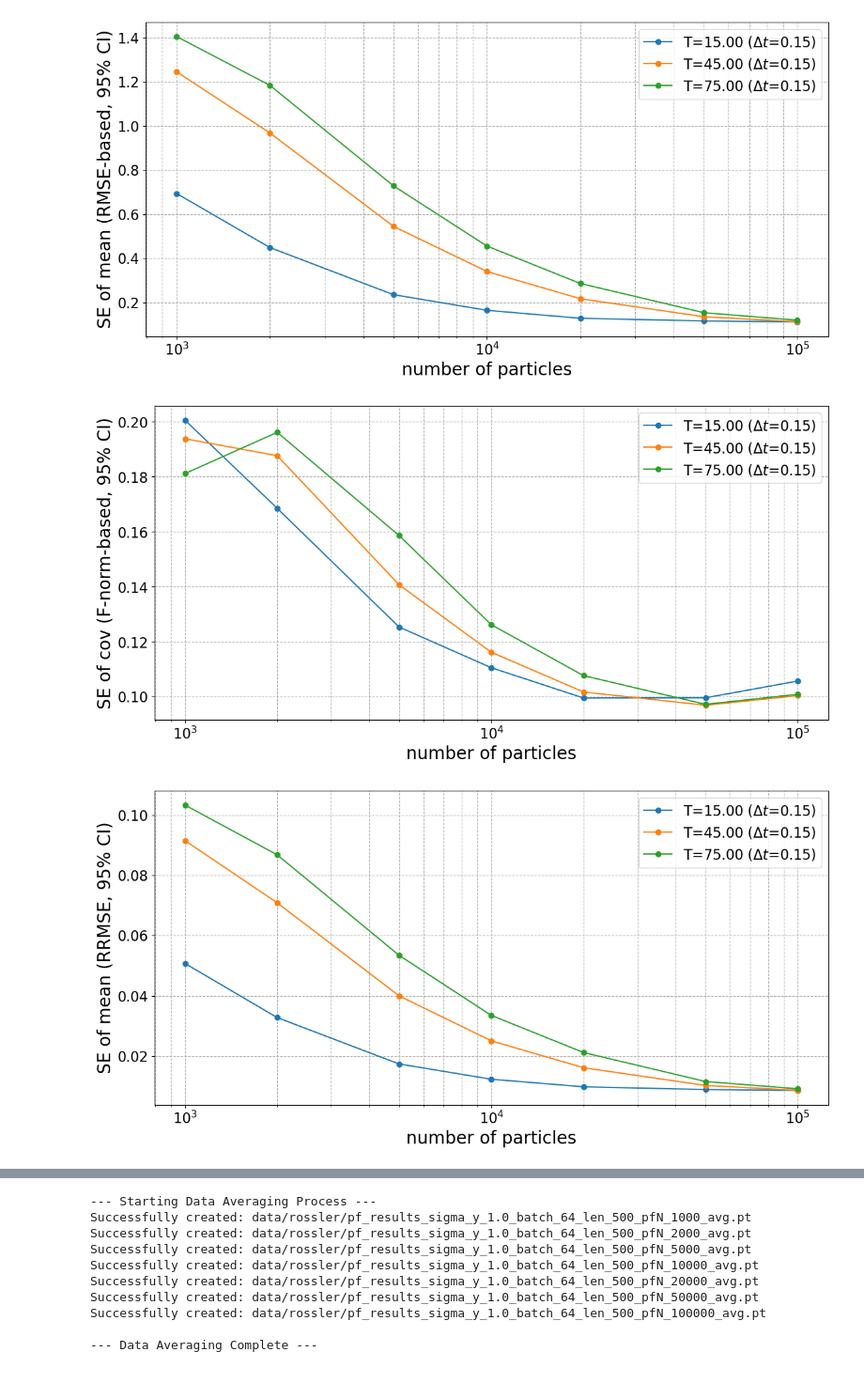
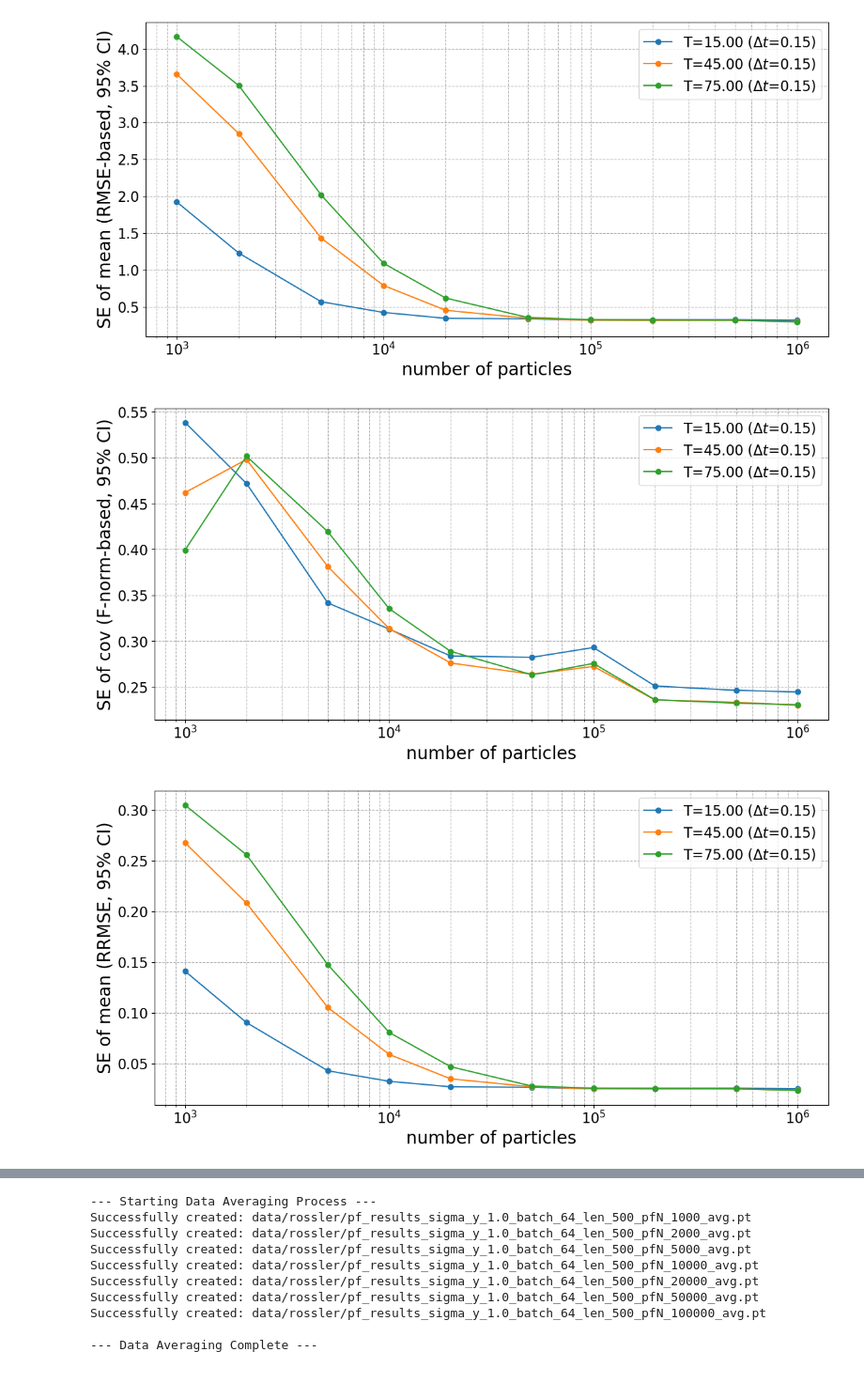
Before and after one commit to wispcarey/Proper-Scoring-Ensemble-Filter, a Jupyter notebook: test_notebooks/pf_exam.ipynb, the cells around one changed output, grey strips where cells are left out. Shown at 94% size. Drawn from its saved outputs; the diff is of its cells as text; code cells hidden in the pictures.

```diff
--- a/test_notebooks/pf_exam.ipynb
+++ b/test_notebooks/pf_exam.ipynb
@@ -8,9 +8,11 @@ import os
 import matplotlib.pyplot as plt
 import math
 
+device = torch.device('cuda' if torch.cuda.is_available() else 'cpu')
+
 # --- Configuration ---
-pf_N_list = [1000, 2000, 5000, 10000, 20000, 50000, 100000]
-seed_list = torch.arange(100)
+pf_N_list = [1000, 2000, 5000, 10000, 20000, 50000, 100000, 200000, 500000, 1000000]
+seed_list = [0,1,2,3,4,5,6,7,8,9,42]
 max_t_list = [100, 300, 500]
 
 # Make dataset name a variable and build data_dir via f-string
@@ -35,7 +37,7 @@ for pf_N in pf_N_list:
         if os.path.exists(file_path):
             try:
                 # NOTE: weights_only=True is fine if the file is a pure tensor container; otherwise consider removing it.
-                data = torch.load(file_path, weights_only=True)
+                data = torch.load(file_path, weights_only=True, map_location=device)
                 mean_tensors.append(data[0]['means'])
                 cov_tensors.append(data[0]['covs'])
             except Exception as e:
@@ -91,7 +93,7 @@ for max_t in max_t_list:
             if not os.path.exists(data_name):
                 print(f"Warning: missing {data_name}, skip this seed.")
                 continue
-            data = torch.load(data_name, weights_only=True)
+            data = torch.load(data_name, weights_only=True, map_location=device)
             mean_list.append(data[0]['means'])
             cov_list.append(data[0]['covs'])
 
@@ -228,3 +230,3 @@ Successfully created: data/lorenz63/pf_results_sigma_y_1.0_batch_64_len_500_pfN_
-[figure, old version]
+[figure, new version]
-[figure, old version]
+[figure, new version]
-[figure, old version]
+[figure, new version]
```
Also changed, not shown: parts of 2 cells of this notebook, 2 other files.
